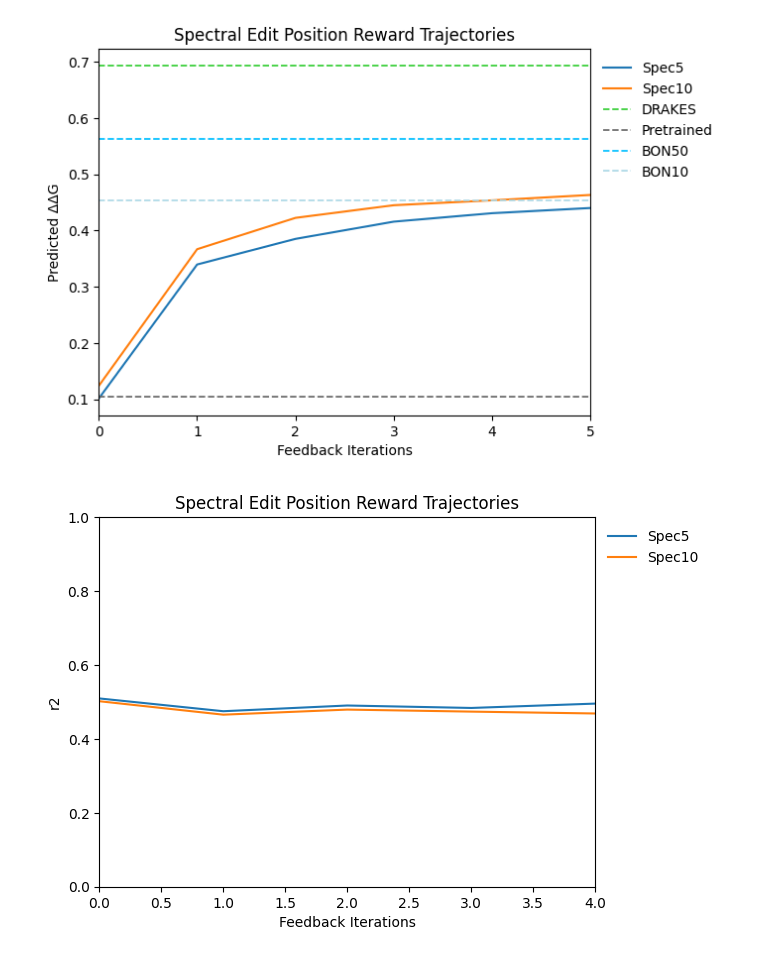
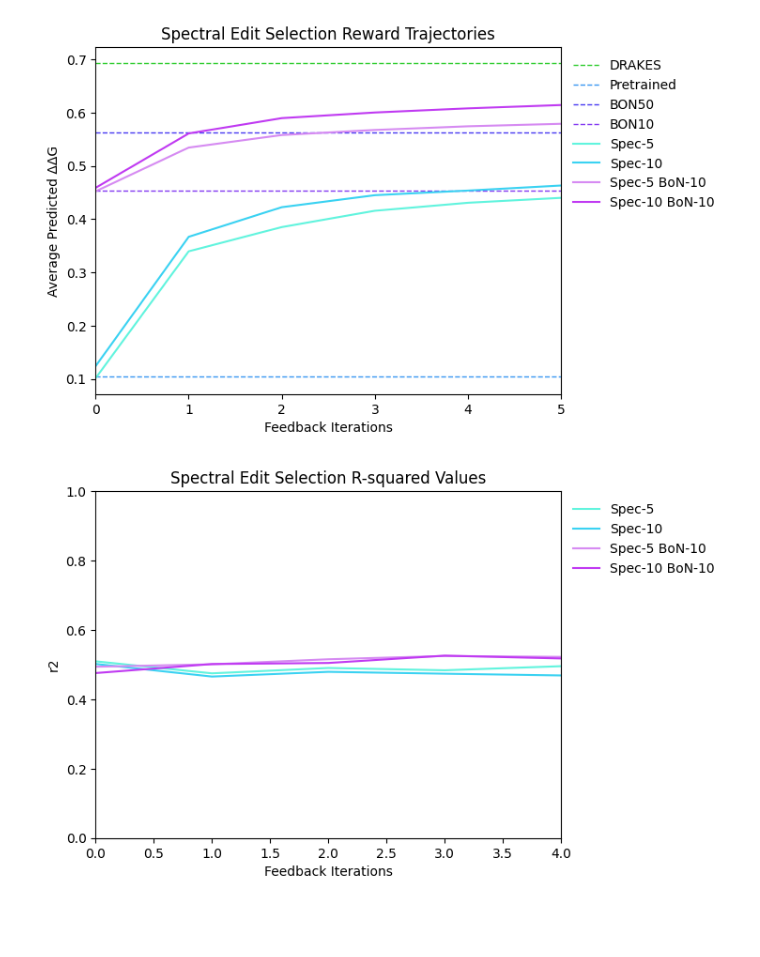
Before and after one commit to shainotshy1/BLISS_Experiments, a Jupyter notebook: DRAKES/analyze_new_spectral.ipynb, the cells around one changed output. Saved outputs shown, nothing was run; the diff lists cells and outputs as text; code cells hidden in the pictures; blank space fills up the shorter version.

Commit message:
bon spec analysis

```diff
--- a/DRAKES/analyze_new_spectral.ipynb
+++ b/DRAKES/analyze_new_spectral.ipynb
@@ -46,3 +46,14 @@ spec5_ddg_align = spec5_eval_stats['ddg_align']
 spec10_ddg_align = spec10_eval_stats['ddg_align']
 
 #################################
+
+spec5_bon10_df = pd.read_csv(test_dir + "target/" + "pretrained_test_ddg_bon_N=10_feedbacksteps=5_feedbackmethod=spectral_maxspecorder=5.csv")
+spec10_bon10_df = pd.read_csv(test_dir + "target/" + "pretrained_test_ddg_bon_N=10_feedbacksteps=5_feedbackmethod=spectral_maxspecorder=10.csv")
+
+spec5_bon10_eval_stats = get_eval_stats(spec5_bon10_df, target_protein=target_protein, summary_func=summary_func)
+spec10_bon10_eval_stats = get_eval_stats(spec10_bon10_df, target_protein=target_protein, summary_func=summary_func)
+
+spec5_bon10_ddg_align = spec5_bon10_eval_stats['ddg_align']
+spec10_bon10_ddg_align = spec10_bon10_eval_stats['ddg_align']
+
+#################################
@@ -57,7 +95,7 @@ def calc_avg_traj(df, traj_col, target_protein=None):
     avg_traj = np.average(trajectories, axis=0)
     return avg_traj
 
-def display_traj(df_lst, names, traj_col, ylabel, target_protein=None, ylim=None):
+def display_traj(df_lst, names, traj_col, ylabel, colors=None, target_protein=None, ylim=None, title="Protein Evaluation Trajectory"):
     trajectories = []
     for df in df_lst:
         avg_traj = calc_avg_traj(df, traj_col, target_protein=target_protein)
@@ -65,40 +103,46 @@ def display_traj(df_lst, names, traj_col, ylabel, target_protein=None, ylim=None
 
     it_space = np.arange(trajectories[0].shape[0])
 
-    for traj, name in zip(trajectories, names):
-        plt.plot(it_space, traj, label=name)
+    if traj_col == "spec_trajectory":
+        plt.axhline(drakes_ddg_align, color='limegreen', linestyle='--', label='DRAKES', linewidth=1)
+        plt.axhline(pre_ddg_align, color='#3A98F2', linestyle='--', label='Pretrained', linewidth=1)
+        plt.axhline(bon50_ddg_align, color='#483AF2', linestyle='--', label='BON50', linewidth=1)
+        plt.axhline(bon10_ddg_align, color='#843AF2', linestyle='--', label='BON10', linewidth=1)
 
-    if traj_col == "spec_trajectory":
-        plt.axhline(drakes_ddg_align, color='limegreen', linestyle='--', label='DRAKES', linewidth=1.25)
-        plt.axhline(pre_ddg_align, color='dimgray', linestyle='--', label='Pretrained', linewidth=1.25)
-        plt.axhline(bon50_ddg_align, color='deepskyblue', linestyle='--', label='BON50', linewidth=1.25)
-        plt.axhline(bon10_ddg_align, color='lightblue', linestyle='--', label='BON10', linewidth=1.25)
+    for i, (traj, name) in enumerate(zip(trajectories, names)):
+        if colors is not None:
+            plt.plot(it_space, traj, label=name, color=colors[i % len(colors)])
+        else:
+            plt.plot(it_space, traj, label=name)
 
     plt.xlabel("Feedback Iterations")
     plt.ylabel(ylabel)
-    protein_info = "" if target_protein is None else f" {target_protein}"
-    plt.title("Spectral Edit Position Reward Trajectories"+protein_info)
+    protein_info = "" if target_protein is None else f": {target_protein}"
+    plt.title(title+protein_info)
     plt.legend(loc='upper left', bbox_to_anchor=(1, 1), fontsize=10, frameon=False)
     plt.xlim(it_space[0], it_space[-1])
     if ylim is not None:
         plt.ylim(ylim)
     plt.show()
 # %%
-dfs = [spec5_df, spec10_df]
-names = ['Spec5', 'Spec10']
+dfs = [spec5_df, spec10_df, spec5_bon10_df, spec10_bon10_df]
+names = ['Spec-5', 'Spec-10', "Spec-5 BoN-10", "Spec-10 BoN-10"]
+colors = ["#61F4DE","#3AD2F2", "#D68BF2", "#C03AF2"]
 # %%
 traj_col = 'spec_trajectory'
-ylabel = "Predicted ΔΔG"
+ylabel = "Average Predicted ΔΔG"
 ylim = None
+title = "Spectral Edit Selection Reward Trajectories"
 
-display_traj(dfs, names, traj_col, ylabel, ylim=ylim, target_protein=target_protein)
+display_traj(dfs, names, traj_col, ylabel, colors=colors, ylim=ylim, target_protein=target_protein, title=title)
 # %% [output]
-[figure, old version]
+[figure, new version]
 # %%
 traj_col = 'r2_trajectory'
 ylabel = "r2"
 ylim = (0, 1)
+title = "Spectral Edit Selection R-squared Values"
 
-display_traj(dfs, names, traj_col, ylabel, ylim=ylim, target_protein=target_protein)
+display_traj(dfs, names, traj_col, ylabel, colors=colors, ylim=ylim, target_protein=target_protein, title=title)
 # %% [output]
-[figure, old version]
+[figure, new version]
```
Also changed, not shown: parts of 3 cells of this notebook.
